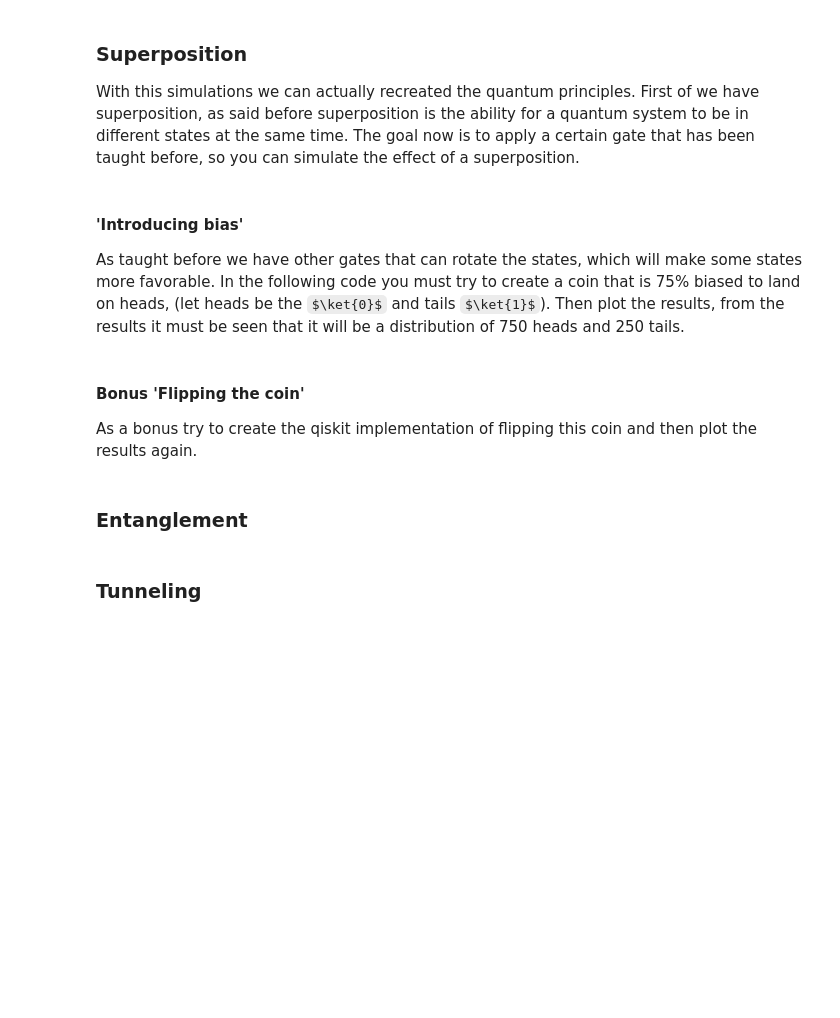
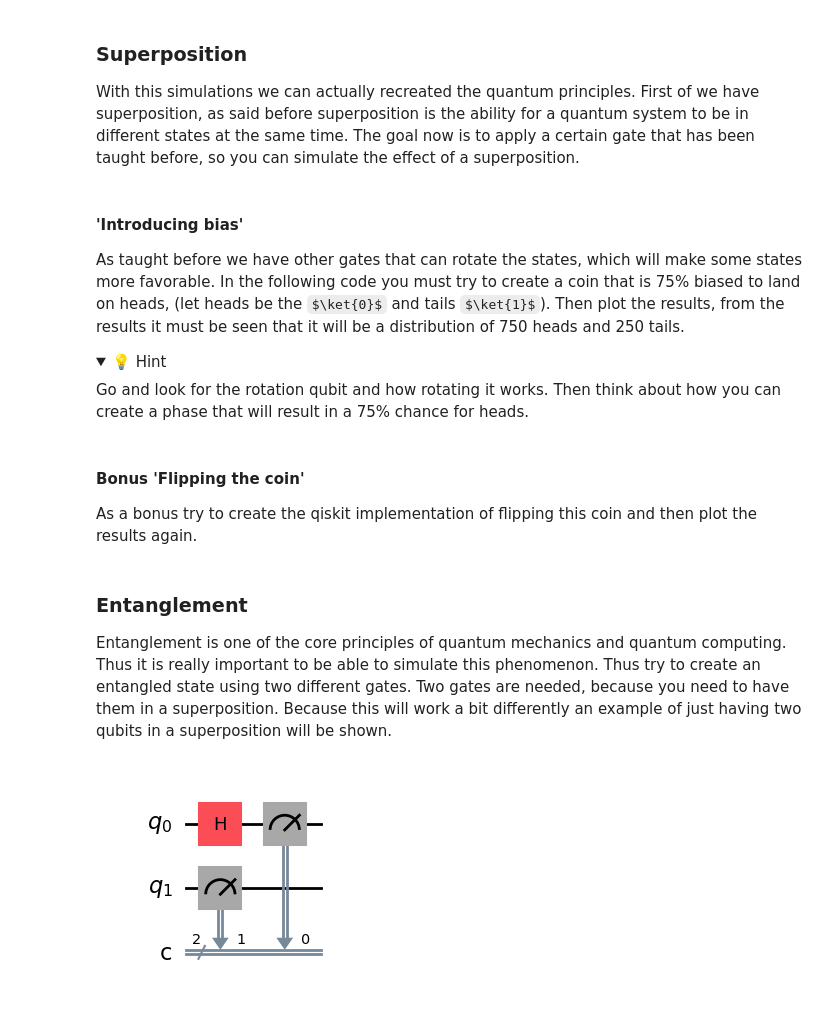
Before and after one commit to seppedijkstra/Quantum_Game, a Jupyter notebook: 3_Quantum_Gates.ipynb, the cells around one changed output. Cells and saved outputs as stored; diff of their text form; code cells hidden in the pictures; folded sections open; some formulas as TeX source; blank space fills up the shorter version.

```diff
--- a/3_Quantum_Gates.ipynb
+++ b/3_Quantum_Gates.ipynb
@@ -68,12 +84,12 @@ sigma_qc.draw('mpl')
 ### Simulation
 In QISKIT it is possible to create different simulations. For our case we want to work with real data and outcomes. Thus we will use the AerSimulator to simulate our quantum circuits. In the following code you will how we must initialize the simulator and run a simple circuit with a Hadamard gate and a measurement.
 # %%
-def simulate():
+def simulate(quantum_circuit=None):
     ## Initialize the simulator
     sim = AerSimulator()
 
     ## Generates a transpiled version of the quantum circuit that is optimized for the specified backend (simulator in this case)
-    tqc = transpile(qc, sim)
+    tqc = transpile(quantum_circuit, sim)
     ## Run the simulation with 1000 shots (repetitions) to get a distribution of results
     result = sim.run(tqc, shots=1000).result()
     return result
@@ -109,10 +125,24 @@ With this simulations we can actually recreated the quantum principles. First of
 # %% [markdown]
 #### 'Introducing bias'
 As taught before we have other gates that can rotate the states, which will make some states more favorable. In the following code you must try to create a coin that is 75% biased to land on heads, (let heads be the $\ket{0}$ and tails $\ket{1}$). Then plot the results, from the results it must be seen that it will be a distribution of 750 heads and 250 tails.
+<details>
+  <summary>💡 Hint</summary>
+  Go and look for the rotation qubit and how rotating it works. Then think about how you can create a phase that will result in a 75% chance for heads.
+</details>
 # %% [markdown]
 #### Bonus 'Flipping the coin'
 As a bonus try to create the qiskit implementation of flipping this coin and then plot the results again.
 # %% [markdown]
 ### Entanglement
+Entanglement is one of the core principles of quantum mechanics and quantum computing. Thus it is really important to be able to simulate this phenomenon. Thus try to create an entangled state using two different gates. Two gates are needed, because you need to have them in a superposition. Because this will work a bit differently an example of just having two qubits in a superposition will be shown.
-# %% [markdown]
-### Tunneling
+# %%
+qc_two = QuantumCircuit(2, 2) # Create a quantum circuit with two qubits
+qc_two.h(0)  # Apply Hadamard gate to qubit 0, notice we apply it to only one qubit, because we also need a control qubit
+qc_two.measure([0,1], [0,1])  # measure both qubits we need to store both qubits into two list
+
+# Simulate the result
+result = simulate(qc_two)
+
+qc_two.draw('mpl')
+# %% [output]
+[figure, added]
```
Also changed, not shown: parts of 7 cells of this notebook, 1 other file.
